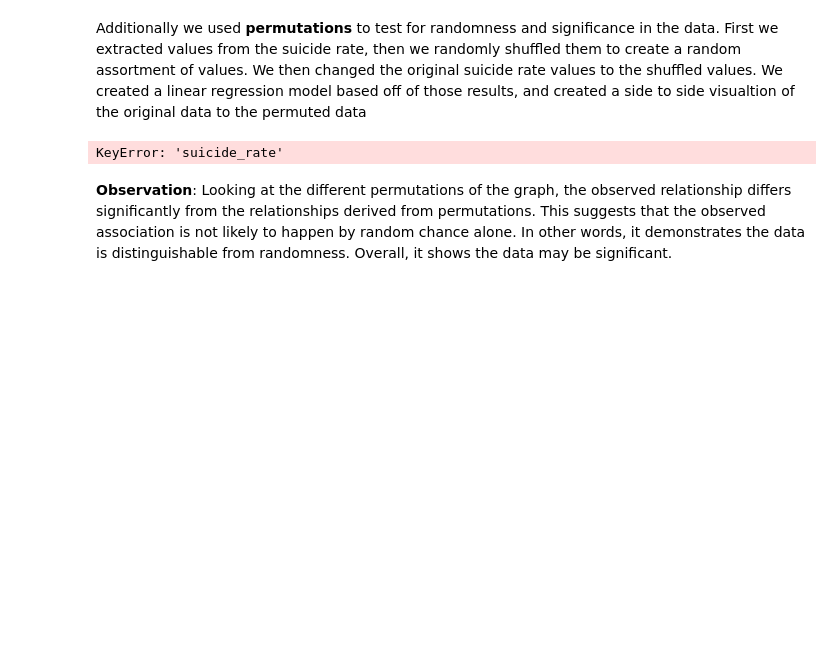
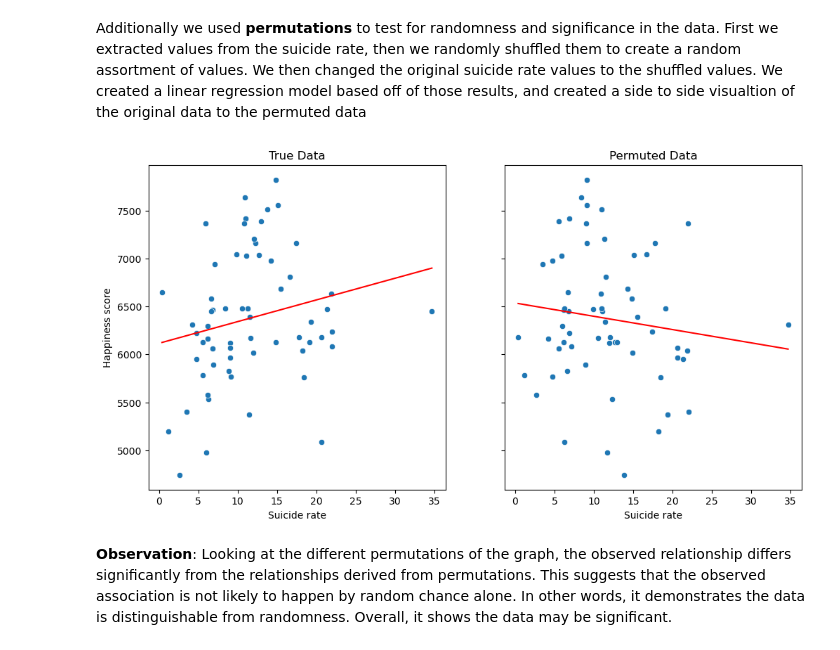
Before and after one commit to yixuanzhou1221/info2950, a Jupyter notebook: Phase 5/Phase5 2.ipynb, the cells around one changed output. Cells and saved outputs as stored; diff of their text form; code cells hidden in the pictures; blank space fills up the shorter version.

```diff
--- a/Phase 5/Phase5 2.ipynb
+++ b/Phase 5/Phase5 2.ipynb
@@ -350,32 +324,32 @@ Additionally we used **permutations** to test for randomness and significance in
 # %%
 
 # Make copy
 permuted_health_df = health_df.copy()
 # take value
-suicide_rates = permuted_health_df['suicide_rate'].values
+suicide_rates = permuted_health_df['Suicide rate'].values
 # get random assortment of suicide rate
 np.random.shuffle(suicide_rates)
-permuted_health_df['suicide_rate'] = suicide_rates
+permuted_health_df['Suicide rate'] = suicide_rates
 
 # input into linear regression model
 model_permuted = LinearRegression()
-model_permuted.fit(permuted_health_df[['suicide_rate']], permuted_health_df['Happiness score'])
+model_permuted.fit(permuted_health_df[['Suicide rate']], permuted_health_df['Happiness score'])
 
 fig, (ax1, ax2) = plt.subplots(nrows=1, ncols=2, figsize=(12, 6), sharey=True)
 
 # original
-sns.scatterplot(x='suicide_rate', y='Happiness score', data=health_df, ax=ax1)
-sns.lineplot(x=health_df['suicide_rate'], y=model.predict(health_df[['suicide_rate']]), color='red', ax=ax1)
+sns.scatterplot(x='Suicide rate', y='Happiness score', data=health_df, ax=ax1)
+sns.lineplot(x=health_df['Suicide rate'], y=model.predict(health_df[['Suicide rate']]), color='red', ax=ax1)
 ax1.set_title('True Data')
 
 # permuted
-sns.scatterplot(x='suicide_rate', y='Happiness score', data=permuted_health_df, ax=ax2)
-sns.lineplot(x=permuted_health_df['suicide_rate'], y=model_permuted.predict(permuted_health_df[['suicide_rate']]), color='red', ax=ax2)
+sns.scatterplot(x='Suicide rate', y='Happiness score', data=permuted_health_df, ax=ax2)
+sns.lineplot(x=permuted_health_df['Suicide rate'], y=model_permuted.predict(permuted_health_df[['Suicide rate']]), color='red', ax=ax2)
 ax2.set_title('Permuted Data')
 
 plt.show()
 # %% [output]
-KeyError: 'suicide_rate'
+[figure, added]
 # %% [markdown]
 __Observation__: Looking at the different permutations of the graph, the observed relationship differs significantly from the relationships derived from permutations. This suggests that the observed association is not likely to happen by random chance alone. In other words, it demonstrates the data is distinguishable from randomness. Overall, it shows the data may be significant.
 # %% [markdown]
```
Also changed, not shown: parts of 4 cells of this notebook.
